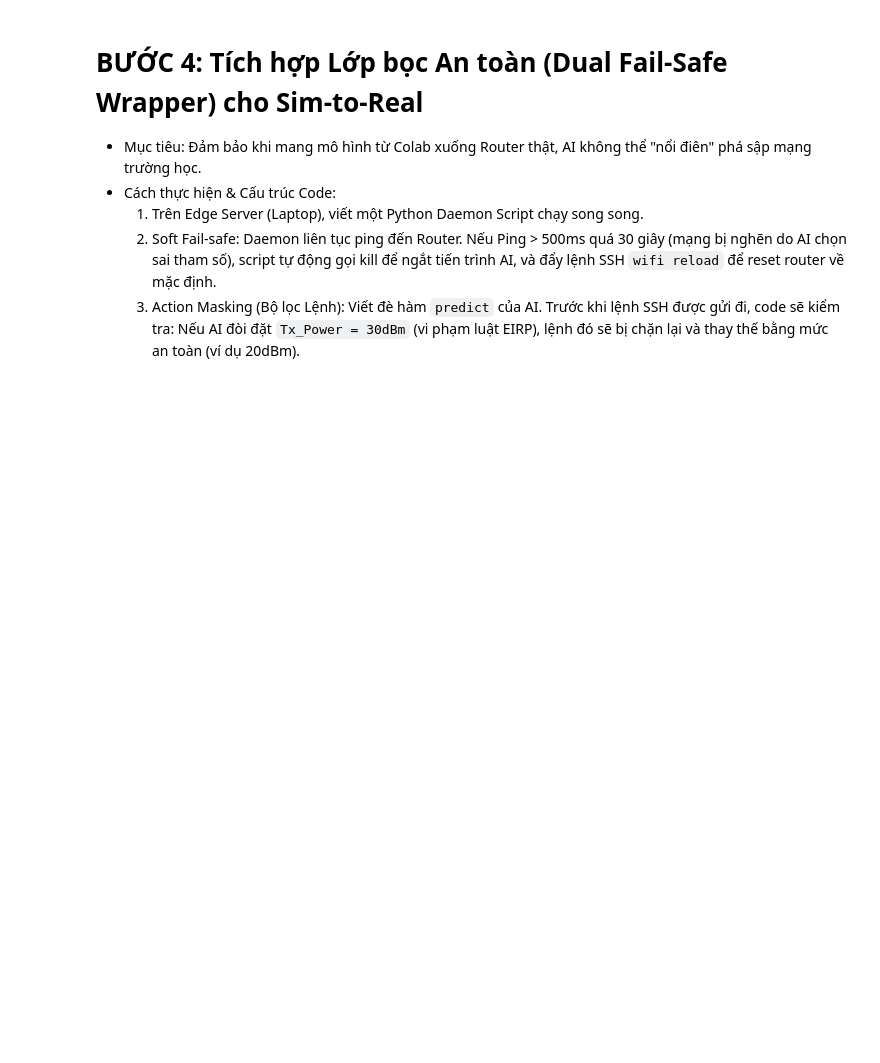
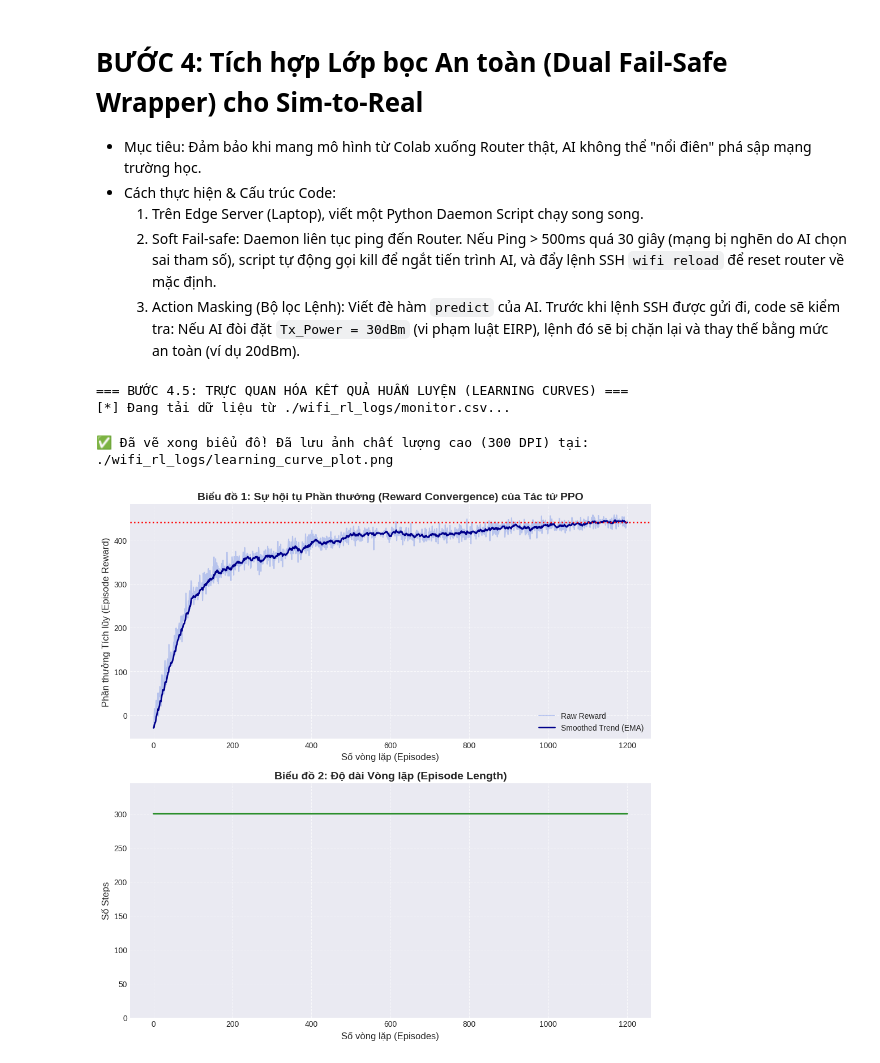
Before and after one commit to student242107-cell/KHKT_2026_WIFI_RL, a Jupyter notebook: notebooks/training_digital_twin.ipynb, the cells around one changed output. Cells and saved outputs as stored; diff of their text form; code cells hidden in the pictures; blank space fills up the shorter version.

Commit message:
Sửa thành công file train_digital_twin.ipynb và bộ trọng số hoàn hảo hơn && lưu thêm vài bằng chứng R&D vào thư mục wifi_rl_logs

```diff
--- a/notebooks/training_digital_twin.ipynb
+++ b/notebooks/training_digital_twin.ipynb
@@ -576,35 +719,41 @@ else:
 
     # Biểu đồ 1: Episode Reward (Đường cong hội tụ)
     ax1.plot(episodes, rewards, alpha=0.3, color='royalblue', label='Raw Reward')
     ax1.plot(episodes, rewards_smoothed, color='darkblue', linewidth=2, label='Smoothed Trend (EMA)')
     ax1.set_title("Biểu đồ 1: Sự hội tụ Phần thưởng (Reward Convergence) của Tác tử PPO", fontsize=14, fontweight='bold')
     ax1.set_xlabel("Số vòng lặp (Episodes)", fontsize=12)
     ax1.set_ylabel("Phần thưởng Tích lũy (Episode Reward)", fontsize=12)
     ax1.legend(loc="lower right")
     ax1.grid(True, linestyle='--', alpha=0.7)
 
     # Đánh dấu điểm Reward hội tụ
-    ax1.axhline(y=16000, color='red', linestyle=':', label='Optimal Reward Target')
+    optimal_target = np.percentile(rewards_smoothed, 95)
+    ax1.axhline(y=optimal_target, color='red', linestyle=':', linewidth=1.8, label=f'Optimal Convergence (~{optimal_target:.0f})')
 
     # Biểu đồ 2: Episode Length
     ax2.plot(episodes, lengths, color='forestgreen', linewidth=2)
     ax2.set_title("Biểu đồ 2: Độ dài Vòng lặp (Episode Length)", fontsize=14, fontweight='bold')
     ax2.set_xlabel("Số vòng lặp (Episodes)", fontsize=12)
     ax2.set_ylabel("Số Steps", fontsize=12)
     ax2.grid(True, linestyle='--', alpha=0.7)
     # Vì môi trường của ta cố định max_steps = 200, đường này sẽ là một đường thẳng ngang.
-    ax2.set_ylim(0, 250)
+    ax2.set_ylim(0, max(lengths) * 1.15)
 
     # Căn chỉnh và hiển thị
     plt.tight_layout()
 
     # --- 4. LƯU BIỂU ĐỒ THÀNH FILE ẢNH CHẤT LƯỢNG CAO ---
     output_image = "./wifi_rl_logs/learning_curve_plot.png"
     plt.savefig(output_image, dpi=300, bbox_inches='tight')
     print(f"\n✅ Đã vẽ xong biểu đồ! Đã lưu ảnh chất lượng cao (300 DPI) tại: {output_image}")
 
     # Hiển thị trực tiếp trên Colab
     plt.show()
+# %% [output]
+=== BƯỚC 4.5: TRỰC QUAN HÓA KẾT QUẢ HUẤN LUYỆN (LEARNING CURVES) ===
+[*] Đang tải dữ liệu từ ./wifi_rl_logs/monitor.csv...
+✅ Đã vẽ xong biểu đồ! Đã lưu ảnh chất lượng cao (300 DPI) tại: ./wifi_rl_logs/learning_curve_plot.png
+[figure, added]
 # %%
 import numpy as np
 import pandas as pd
```
Also changed, not shown: parts of 5 cells of this notebook, 11 other files.
